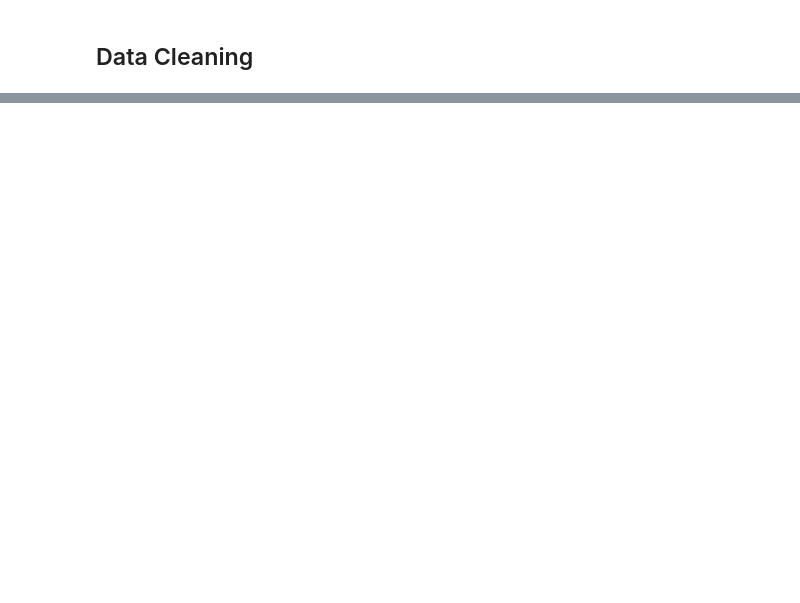
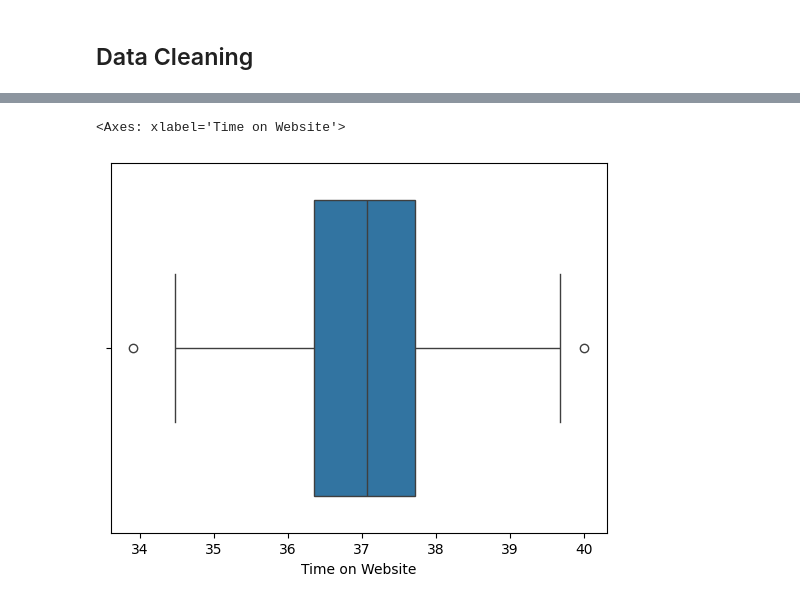
Before and after one commit to abrehamashebir/GO2COD_DS_01, a Jupyter notebook: notebook/ecomerce_eda.ipynb, the cells around one changed output, grey strips where cells are left out. Cells and saved outputs as stored; diff of their text form; code cells hidden in the pictures; blank space fills up the shorter version.

```diff
--- a/notebook/ecomerce_eda.ipynb
+++ b/notebook/ecomerce_eda.ipynb
@@ -83,0 +144,6 @@ df
+# %%
+# Outlier detection for a customer spending on website - Uni-variate outlier
+sns.boxplot( x=df['Time on Website'])
+# %% [output]
+<Axes: xlabel='Time on Website'>
+[figure, added]
```
Also changed, not shown: parts of 23 cells of this notebook.
